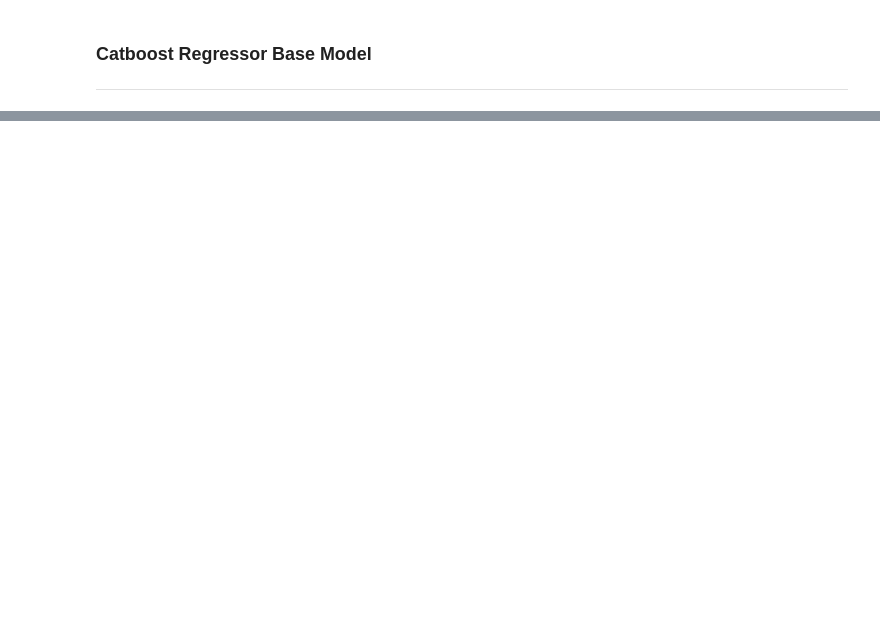
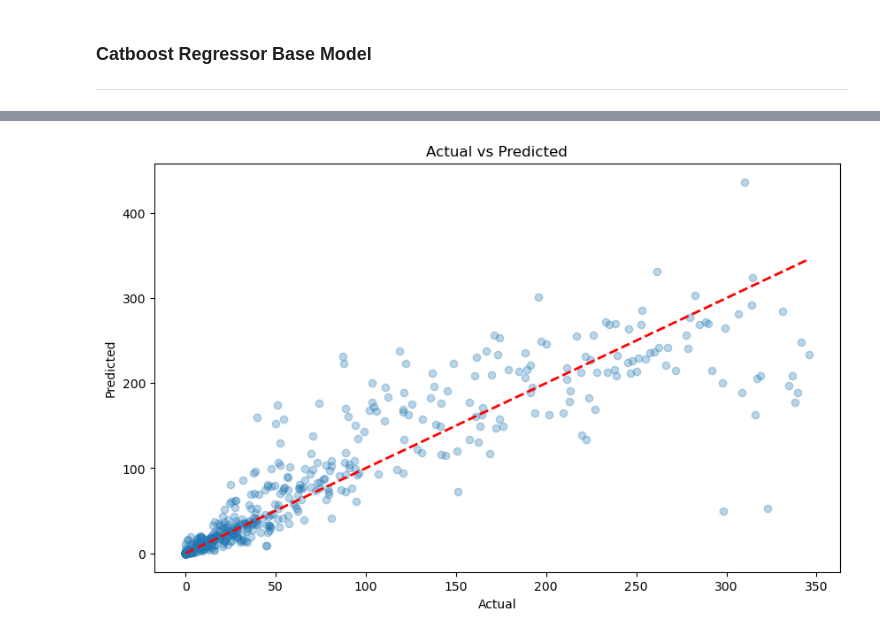
Before and after one commit to RaveEx12/cadiovascular_death, a Jupyter notebook: notebooks/cardio_model_notebook.ipynb, the cells around one changed output, grey strips where cells are left out. Drawn from its saved outputs; the diff is of its cells as text; code cells hidden in the pictures; blank space fills up the shorter version.

```diff
--- a/notebooks/cardio_model_notebook.ipynb
+++ b/notebooks/cardio_model_notebook.ipynb
@@ -288,0 +328,6 @@ CatBoostRegressor(verbose=0, )
+# %%
+# plot predicted vs actual for test set
+
+plot_predicted_vs_actual(y_test, y_test_cat_pred)
+# %% [output]
+[figure, added]
```
Also changed, not shown: parts of 42 cells of this notebook, 4 other files.
